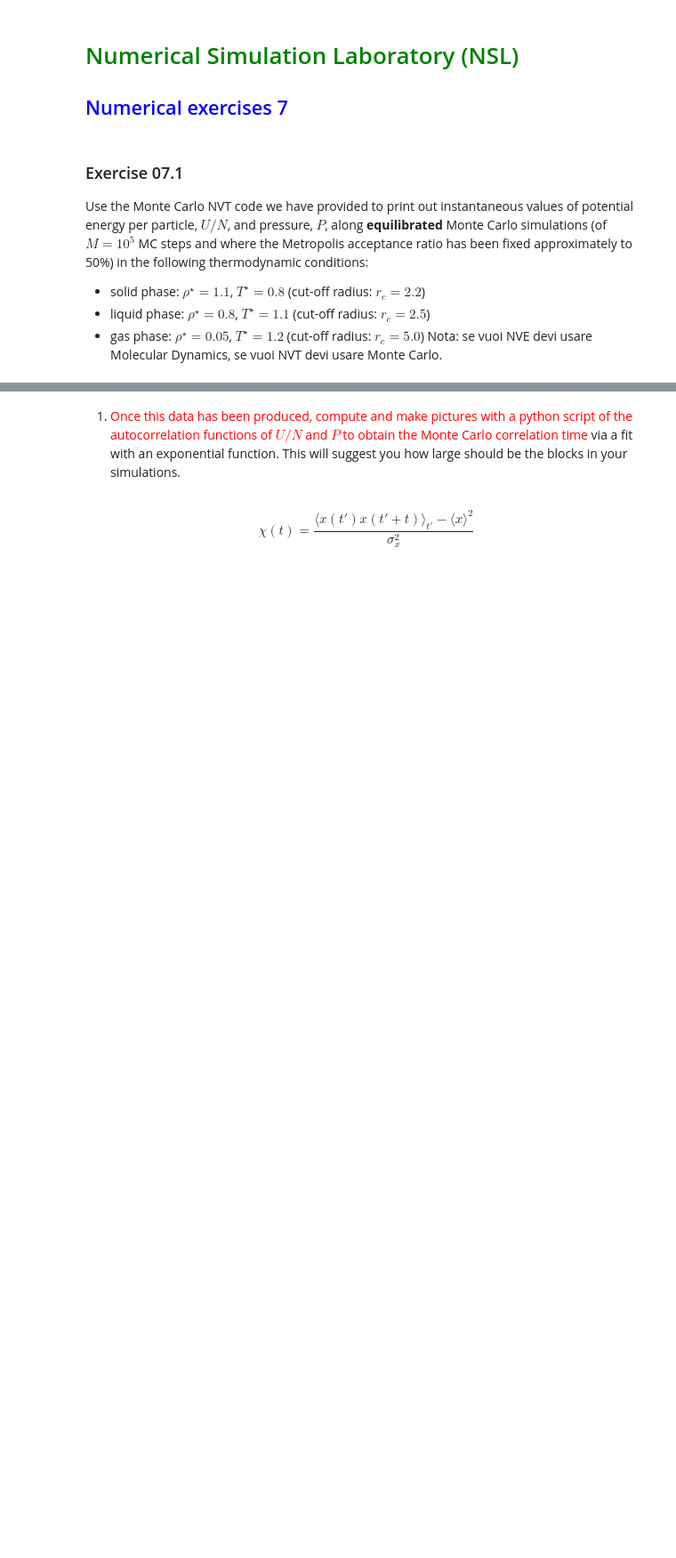
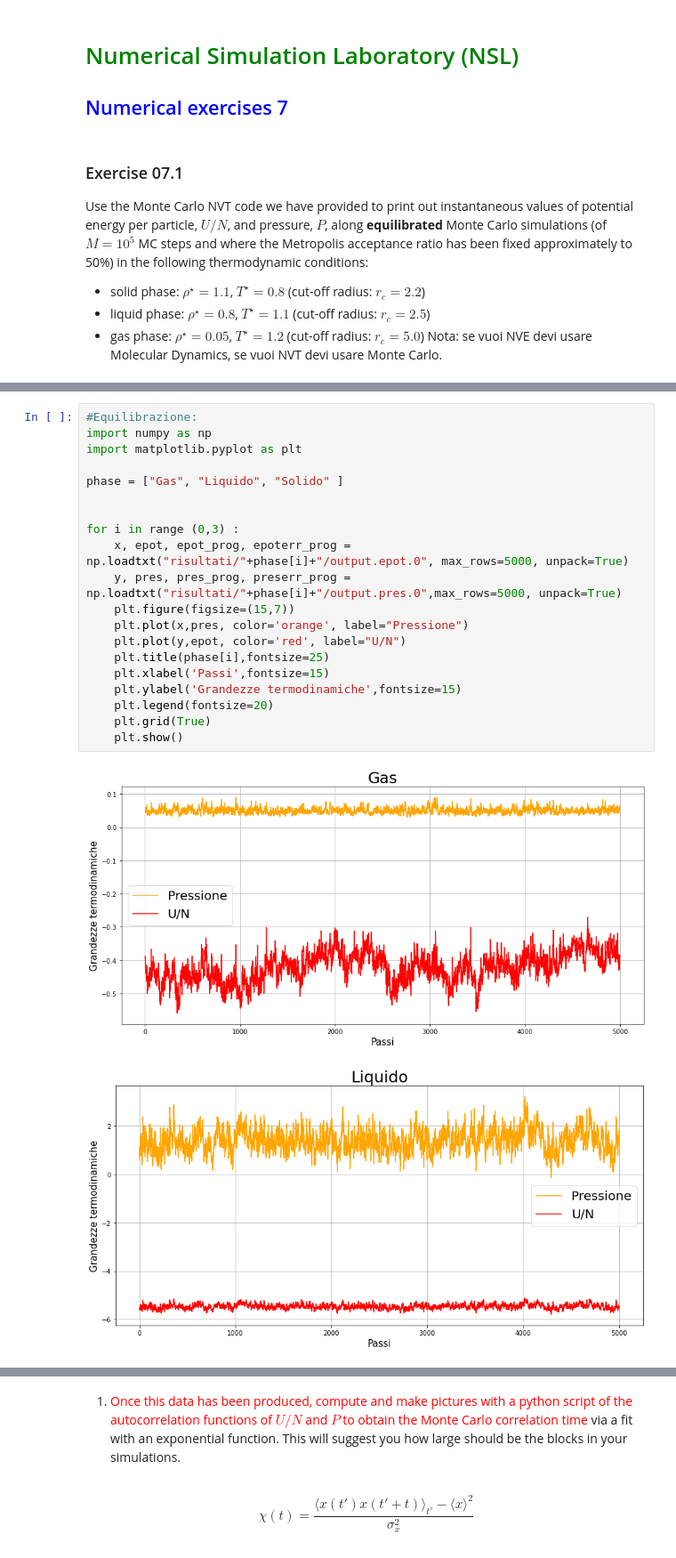
Before and after one commit to Daniele95/LSN, a Jupyter notebook: 7_MonteCarloNVT/LSN_Exercises_07.ipynb, the cells around one changed output, grey strips where cells are left out. Shown at 89% size. Drawn from its saved outputs; the diff is of its cells as text; blank space fills up the shorter version.

```diff
--- a/7_MonteCarloNVT/LSN_Exercises_07.ipynb
+++ b/7_MonteCarloNVT/LSN_Exercises_07.ipynb
@@ -11,0 +107,23 @@ Nota: se vuoi NVE devi usare Molecular Dynamics, se vuoi NVT devi usare Monte Ca
+# %%
+#Equilibrazione:
+import numpy as np
+import matplotlib.pyplot as plt
+
+phase = ["Gas", "Liquido", "Solido" ]
+
+
+for i in range (0,3) :
+    x, epot, epot_prog, epoterr_prog = np.loadtxt("risultati/"+phase[i]+"/output.epot.0", max_rows=5000, unpack=True)
+    y, pres, pres_prog, preserr_prog = np.loadtxt("risultati/"+phase[i]+"/output.pres.0",max_rows=5000, unpack=True)
+    plt.figure(figsize=(15,7))
+    plt.plot(x,pres, color='orange', label="Pressione")
+    plt.plot(y,epot, color='red', label="U/N")
+    plt.title(phase[i],fontsize=25)
+    plt.xlabel('Passi',fontsize=15)
+    plt.ylabel('Grandezze termodinamiche',fontsize=15)
+    plt.legend(fontsize=20)
+    plt.grid(True)
+    plt.show()
+# %% [output]
+[figure, added]
+[figure, added]
```
Also changed, not shown: parts of 4 cells of this notebook, 34 other files.
